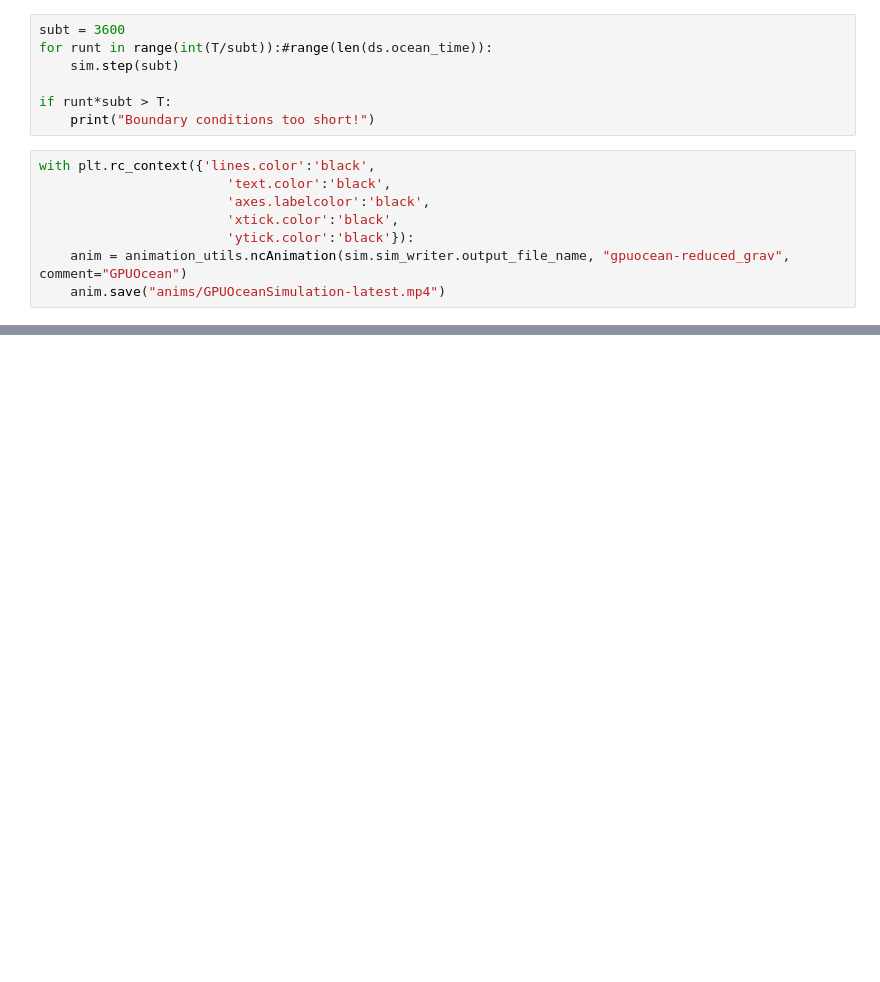
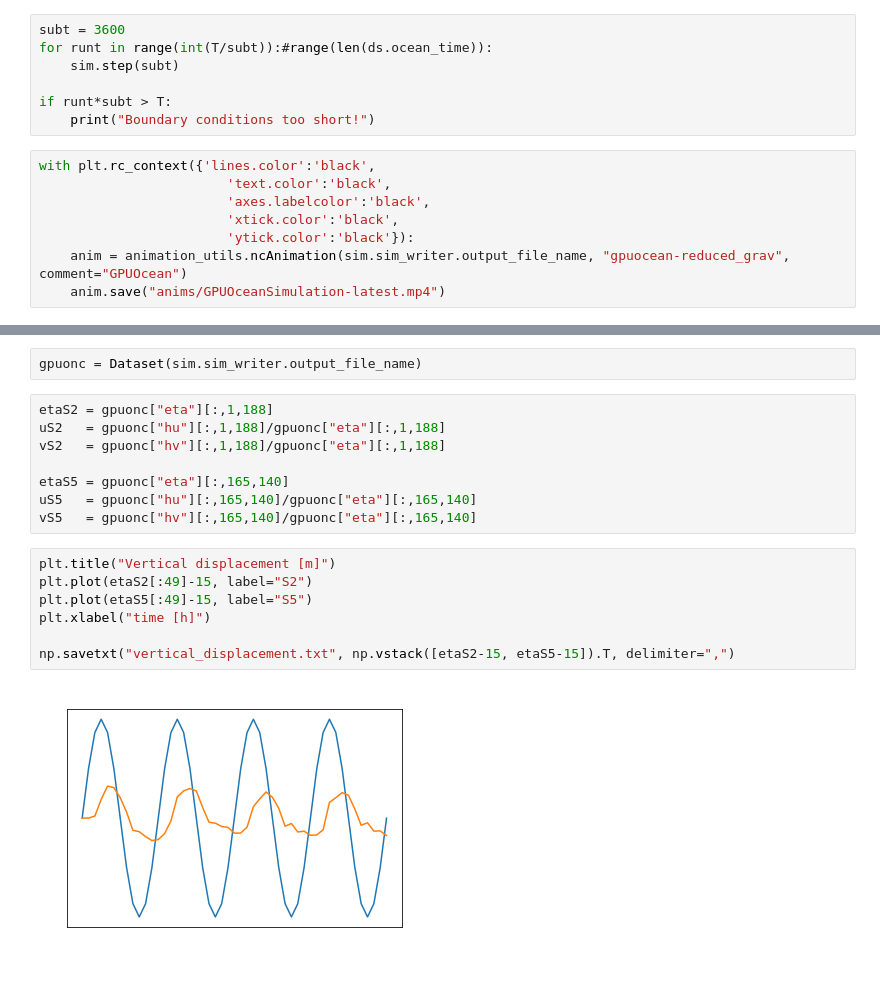
Before and after one commit to sintefmath/reduced-gravity-ocean-model, a Jupyter notebook: notebooks/Oslofjord/Oslofjord-ArtificialParameters.ipynb, the cells around one changed output, grey strips where cells are left out. Saved outputs shown, nothing was run; the diff lists cells and outputs as text; blank space fills up the shorter version.

```diff
--- a/notebooks/Oslofjord/Oslofjord-ArtificialParameters.ipynb
+++ b/notebooks/Oslofjord/Oslofjord-ArtificialParameters.ipynb
@@ -353,0 +399,19 @@ sim.g
+# %%
+gpuonc = Dataset(sim.sim_writer.output_file_name)
+# %%
+etaS2 = gpuonc["eta"][:,1,188]
+uS2   = gpuonc["hu"][:,1,188]/gpuonc["eta"][:,1,188]
+vS2   = gpuonc["hv"][:,1,188]/gpuonc["eta"][:,1,188]
+
+etaS5 = gpuonc["eta"][:,165,140]
+uS5   = gpuonc["hu"][:,165,140]/gpuonc["eta"][:,165,140]
+vS5   = gpuonc["hv"][:,165,140]/gpuonc["eta"][:,165,140]
+# %%
+plt.title("Vertical displacement [m]")
+plt.plot(etaS2[:49]-15, label="S2")
+plt.plot(etaS5[:49]-15, label="S5")
+plt.xlabel("time [h]")
+
+np.savetxt("vertical_displacement.txt", np.vstack([etaS2-15, etaS5-15]).T, delimiter=",")
+# %% [output]
+[figure, added]
```
Also changed, not shown: parts of 30 cells of this notebook.
